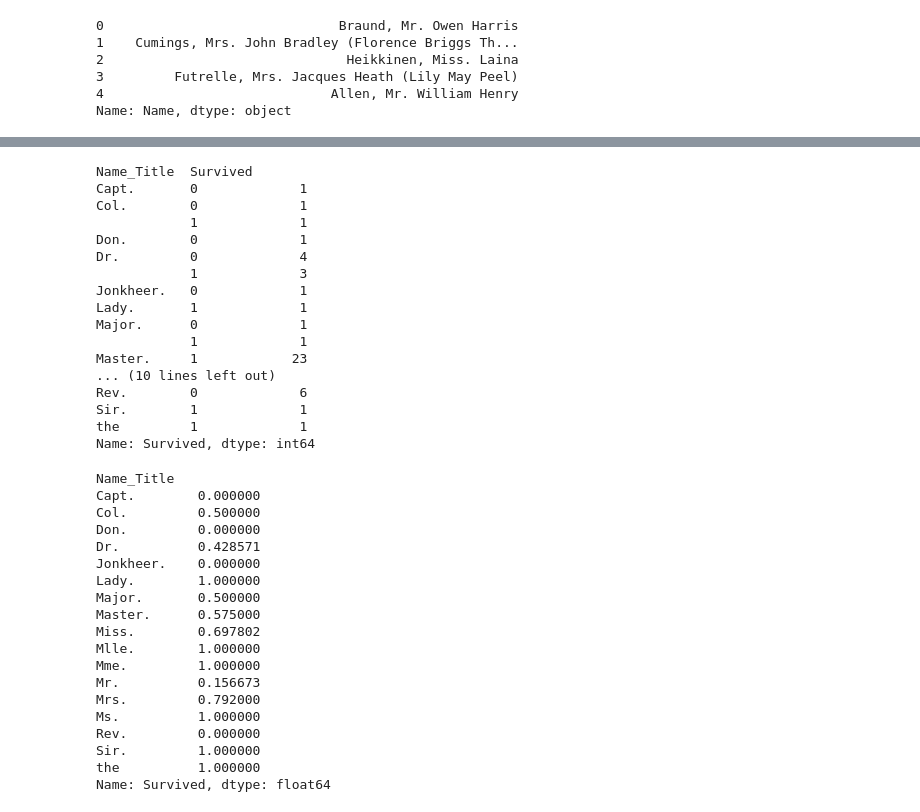
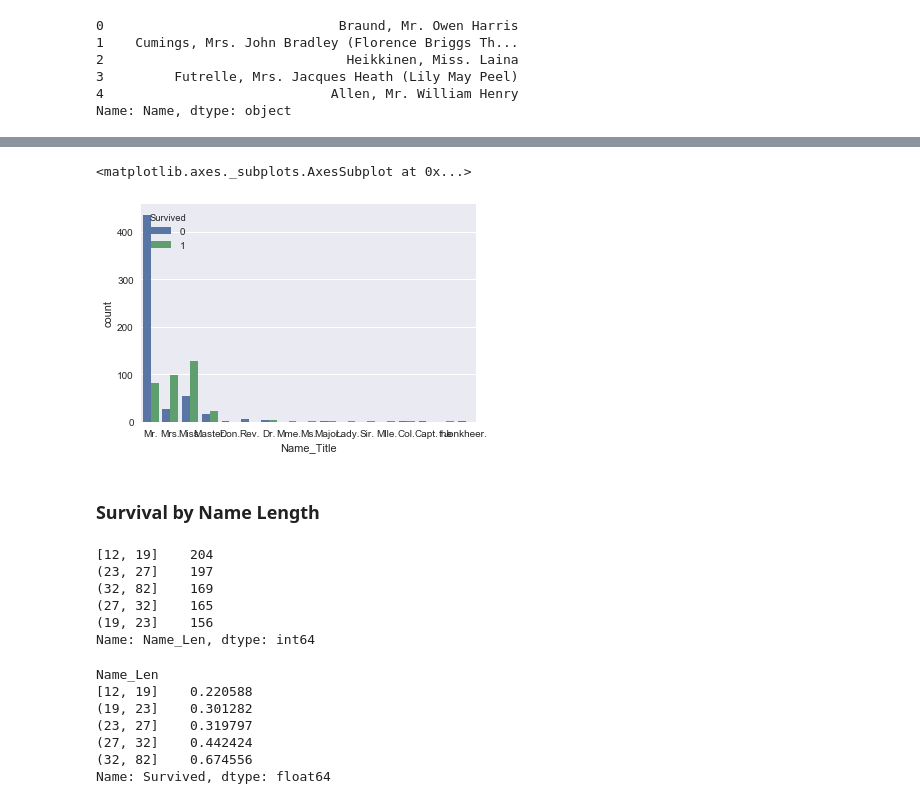
Before and after one commit to rms1000watt/kaggle, a Jupyter notebook: titanic/main.ipynb, the cells around one changed output, grey strips where cells are left out. Saved outputs shown, nothing was run; the diff lists cells and outputs as text; code cells hidden in the pictures.

```diff
--- a/titanic/main.ipynb
+++ b/titanic/main.ipynb
@@ -123,42 +146,27 @@ Name: Name_Title, dtype: int64
+# %%
+sns.countplot(train['Name_Title'], hue=train['Survived'])
+# %% [output]
+<matplotlib.axes._subplots.AxesSubplot at 0x...>
+[figure, added]
+# %% [markdown]
+### Survival by Name Length
+# %%
+train['Name_Len'] = train['Name'].apply(lambda x: len(x))
+pd.qcut(train['Name_Len'],5).value_counts()
+# %% [output]
+[12, 19]    204
+(23, 27]    197
+(32, 82]    169
+(27, 32]    165
+(19, 23]    156
+Name: Name_Len, dtype: int64
 # %%
-train['Survived'].groupby(train['Name_Title']).value_counts()
+train['Survived'].groupby(pd.qcut(train['Name_Len'],5)).mean()
 # %% [output]
-Name_Title  Survived
-Capt.       0             1
-Col.        0             1
-            1             1
-Don.        0             1
-Dr.         0             4
-            1             3
-Jonkheer.   0             1
-Lady.       1             1
-Major.      0             1
-            1             1
-Master.     1            23
-... (10 lines left out)
-Rev.        0             6
-Sir.        1             1
-the         1             1
-Name: Survived, dtype: int64
+Name_Len
+[12, 19]    0.220588
+(19, 23]    0.301282
+(23, 27]    0.319797
+(27, 32]    0.442424
+(32, 82]    0.674556
+Name: Survived, dtype: float64
-# %%
-train['Survived'].groupby(train['Name_Title']).mean()
-# %% [output]
-Name_Title
-Capt.        0.000000
-Col.         0.500000
-Don.         0.000000
-Dr.          0.428571
-Jonkheer.    0.000000
-Lady.        1.000000
-Major.       0.500000
-Master.      0.575000
-Miss.        0.697802
-Mlle.        1.000000
-Mme.         1.000000
-Mr.          0.156673
-Mrs.         0.792000
-Ms.          1.000000
-Rev.         0.000000
-Sir.         1.000000
-the          1.000000
-Name: Survived, dtype: float64
```
Also changed, not shown: parts of 19 cells of this notebook.
